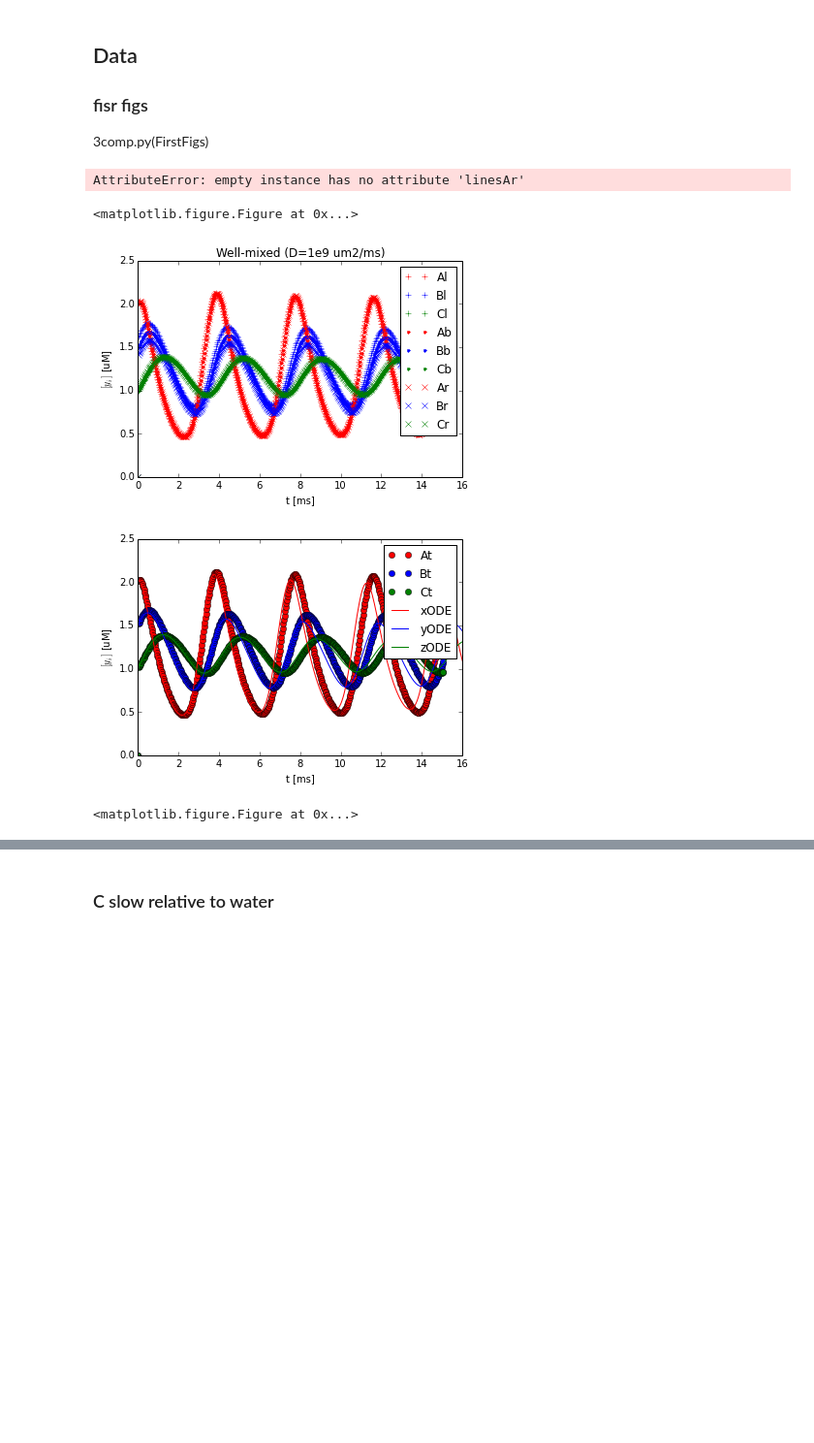
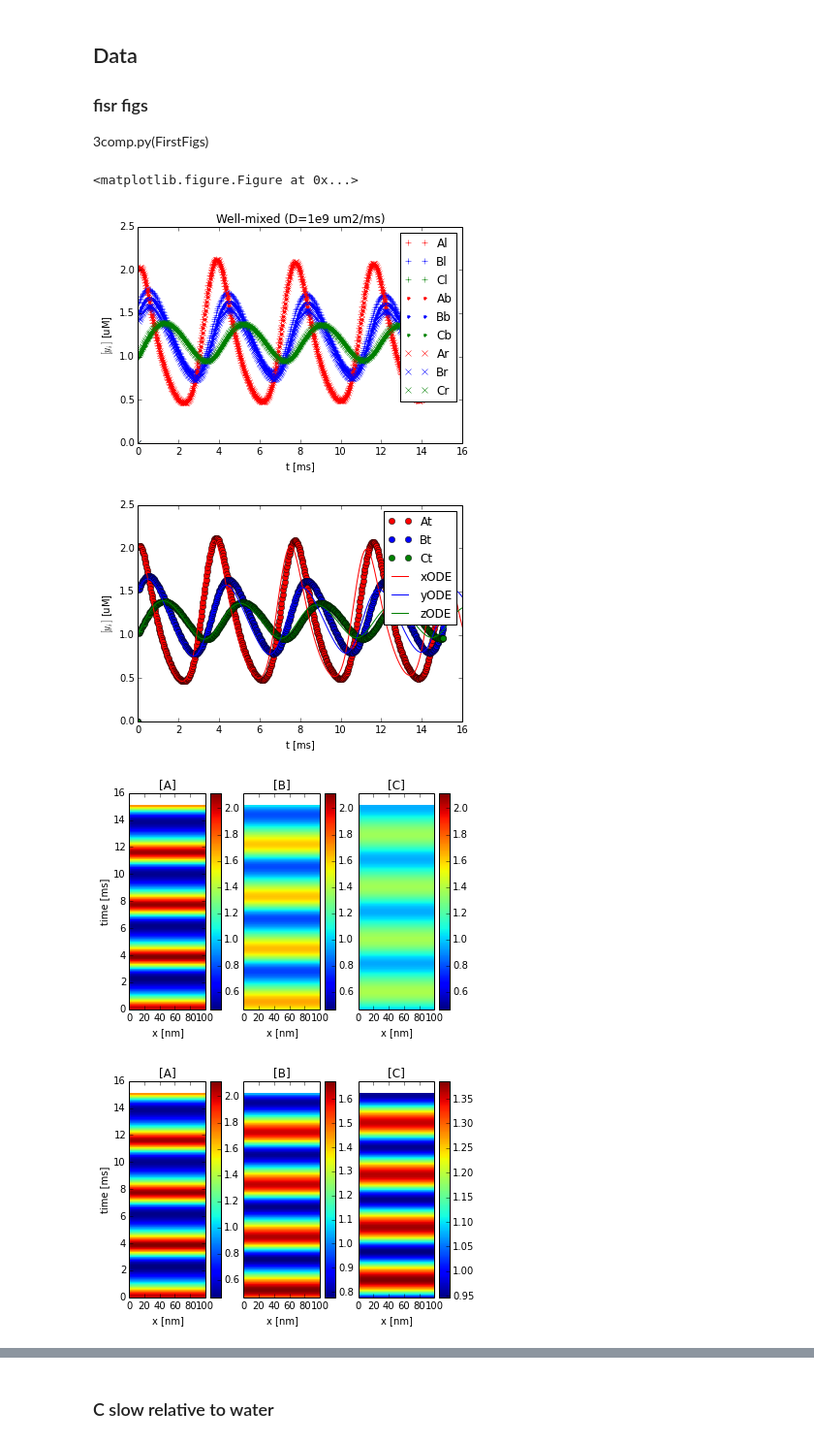
Before and after one commit to huskeypm/enzymekineticsacs, a Jupyter notebook: goodwinPDE.ipynb, the cells around one changed output, grey strips where cells are left out. Shown at 97% size. Saved outputs shown, nothing was run; the diff lists cells and outputs as text; code cells hidden in the pictures; blank space fills up the shorter version.

```diff
--- a/goodwinPDE.ipynb
+++ b/goodwinPDE.ipynb
@@ -41,7 +47,7 @@ if 1:
     #pkl_file = open('resultsSlow.pkl', 'rb')
     #resultsSlow = pickle.load(pkl_file)['results']
     pkl_file = open('resultsWater.pkl', 'rb')
-    resultsSlow = pickle.load(pkl_file)['results']
+    resultsWater = pickle.load(pkl_file)['results']
     pkl_file = open('resultsWaterB100.pkl', 'rb')
     resultsWaterB100 = pickle.load(pkl_file)['results']
 
@@ -67,6 +76,7 @@ IOError: [Errno 2] No such file or directory: 'resultsABslowCfast.pkl'
 #root = "/home/huskeypm/papers/changsunpapers/compartment/figs/"
 # kafka
 root = "/home/AD/pmke226/papers/changsunpapers/compartment/figs/"
+root = "./"
 
 # Must run with params.paraview=True to get this to work
 # Note: i stored pkl results in a funky way, so I need to use different
@@ -87,7 +97,8 @@ def plotLineScans(results,figName="none",sameClim=False,fromPKL=True):
 
 
       s= np.shape(lines)
-      xs = np.linspace(0,results.params.meshDim[0],s[1])
+      #xs = np.linspace(0,results.params.meshDim[0],s[1])
+      xs = np.linspace(0,results.meshDim[0],s[1])
       ts = results.ts
 
 
@@ -159,32 +160,29 @@ array([[ 2.        ,  1.5       ,  1.        ],
 # %%
 import plotting
 root = "./"
 results = resultsFast
 plt.figure(figsize=(10.0, 8.0))
 plotting.plotconcs1(results.ts,results.concs)
 plotting.plotconcs2Barrier(results.ts,results.concs)
 plotting.plotconcs3(results.ts,results.concs)
 plt.title("Well-mixed (D=1e9 um2/ms)")
 plt.gcf().savefig(root+"acsfig2a.png",dpi=300)
 
 if 1:
   plt.figure()
   plotting.plotconcssum(results.ts,results.concs,results.volFracs)
   plotting.plotODE(tode,yode)
   plt.gcf().savefig(root+"acsfig2apdeode.png",dpi=300)
   plt.xlim([0.,16])
-#resultsCslow
-resultsABslowCveryslow
-resultsAllslow
-resultsABslowCfast
+
   plotLineScans(results,figName=root+"linescanfastdiffN.png",sameClim=True)
   plotLineScans(results,figName=root+"linescanfastdiff.png")
 # %% [output]
-AttributeError: empty instance has no attribute 'linesAr'
+<matplotlib.figure.Figure at 0x...>
-<matplotlib.figure.Figure at 0x...>
 [figure]
 [figure]
-<matplotlib.figure.Figure at 0x...>
+[figure, added]
+[figure, added]
 # %%
 results = resultsWater
 plt.figure()
```
Also changed, not shown: parts of 28 cells of this notebook, 2 other files.
